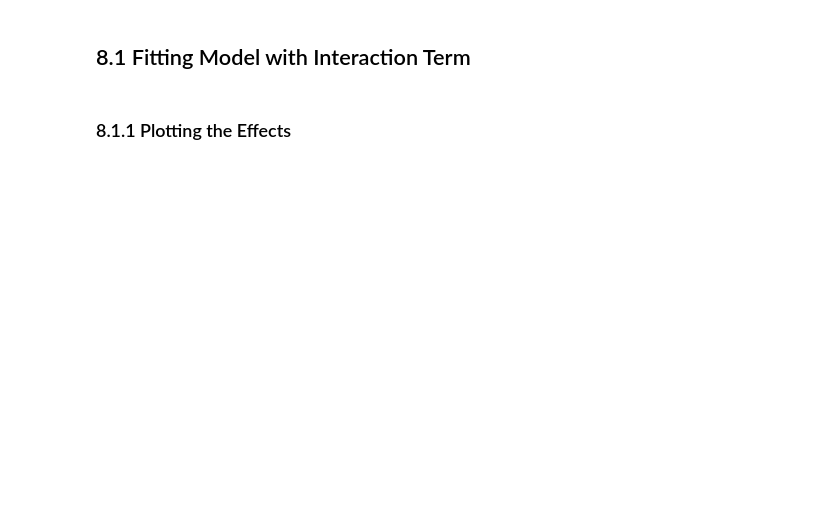
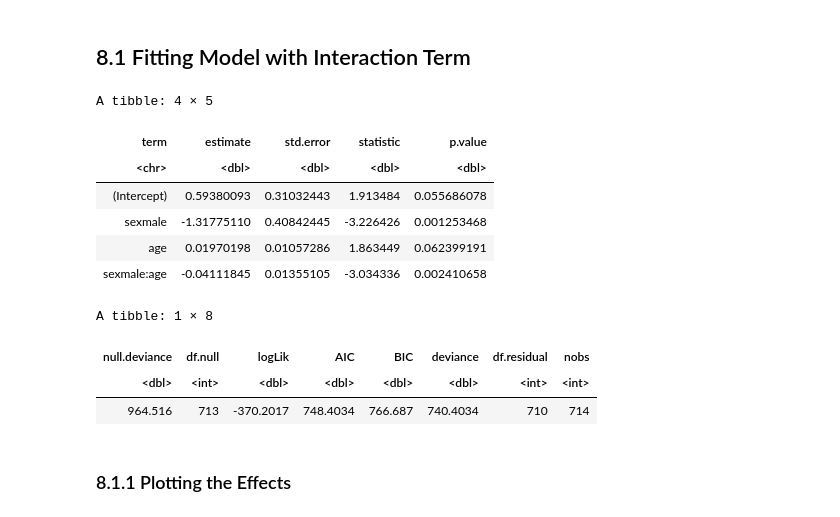
Before and after one commit to eldu/mpa-2065-slides, a Jupyter notebook: 10_intro_glm.ipynb, the cells around one changed output. Saved outputs shown, nothing was run; the diff lists cells and outputs as text; code cells hidden in the pictures; blank space fills up the shorter version.

```diff
--- a/10_intro_glm.ipynb
+++ b/10_intro_glm.ipynb
@@ -337,7 +480,20 @@ head(titanic_df)
 # %%
 fm3 <- glm(survived ~ sex + age + age*sex, titanic_df, family = binomial(link = "logit"))
 
 tidy(fm3)
+glance(fm3)
+# %% [output]
+A tibble: 4 × 5
+| term | estimate | std.error | statistic | p.value |
+| <chr> | <dbl> | <dbl> | <dbl> | <dbl> |
+| (Intercept) | 0.59380093 | 0.31032443 | 1.913484 | 0.055686078 |
+| sexmale | -1.31775110 | 0.40842445 | -3.226426 | 0.001253468 |
+| age | 0.01970198 | 0.01057286 | 1.863449 | 0.062399191 |
+| sexmale:age | -0.04111845 | 0.01355105 | -3.034336 | 0.002410658 |
+A tibble: 1 × 8
+| null.deviance | df.null | logLik | AIC | BIC | deviance | df.residual | nobs |
+| <dbl> | <int> | <dbl> | <dbl> | <dbl> | <dbl> | <int> | <int> |
+| 964.516 | 713 | -370.2017 | 748.4034 | 766.687 | 740.4034 | 710 | 714 |
 # %% [markdown]
 ### 8.1.1 Plotting the Effects
 # %%
```
Also changed, not shown: parts of 21 cells of this notebook, 10 other files.
